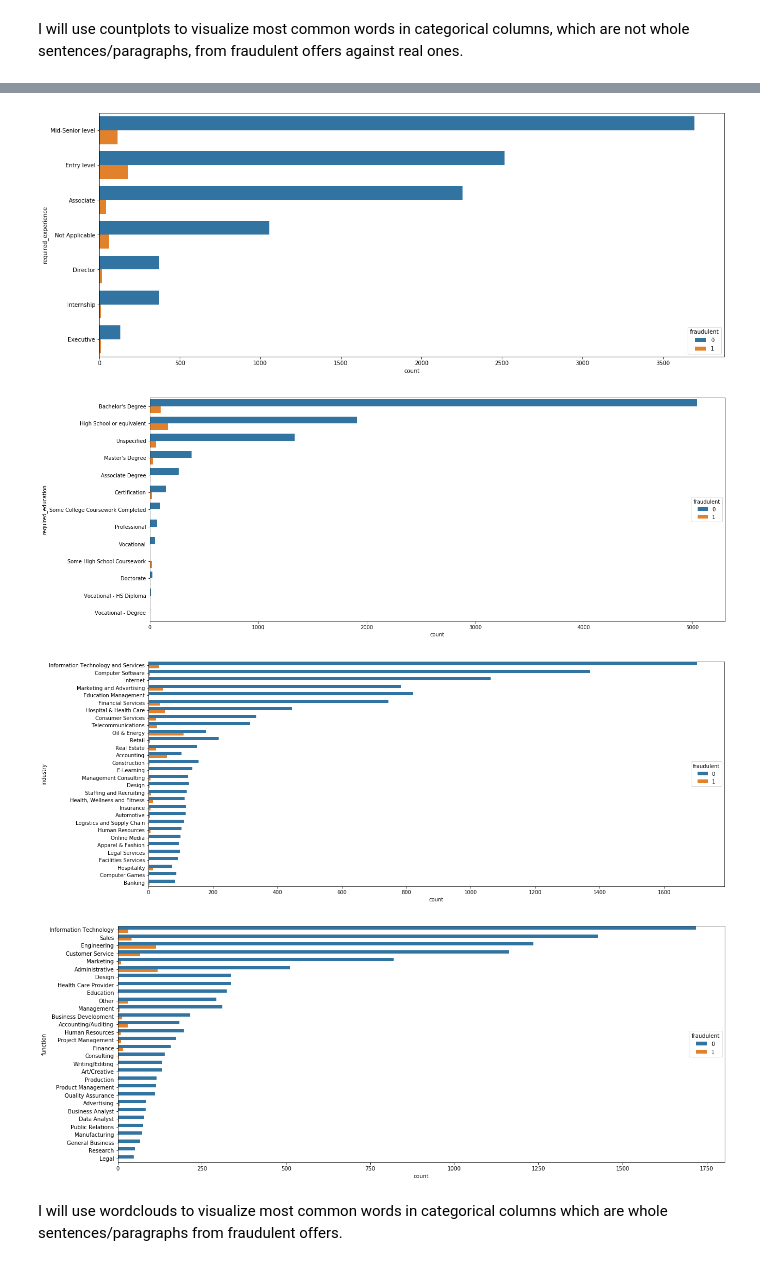
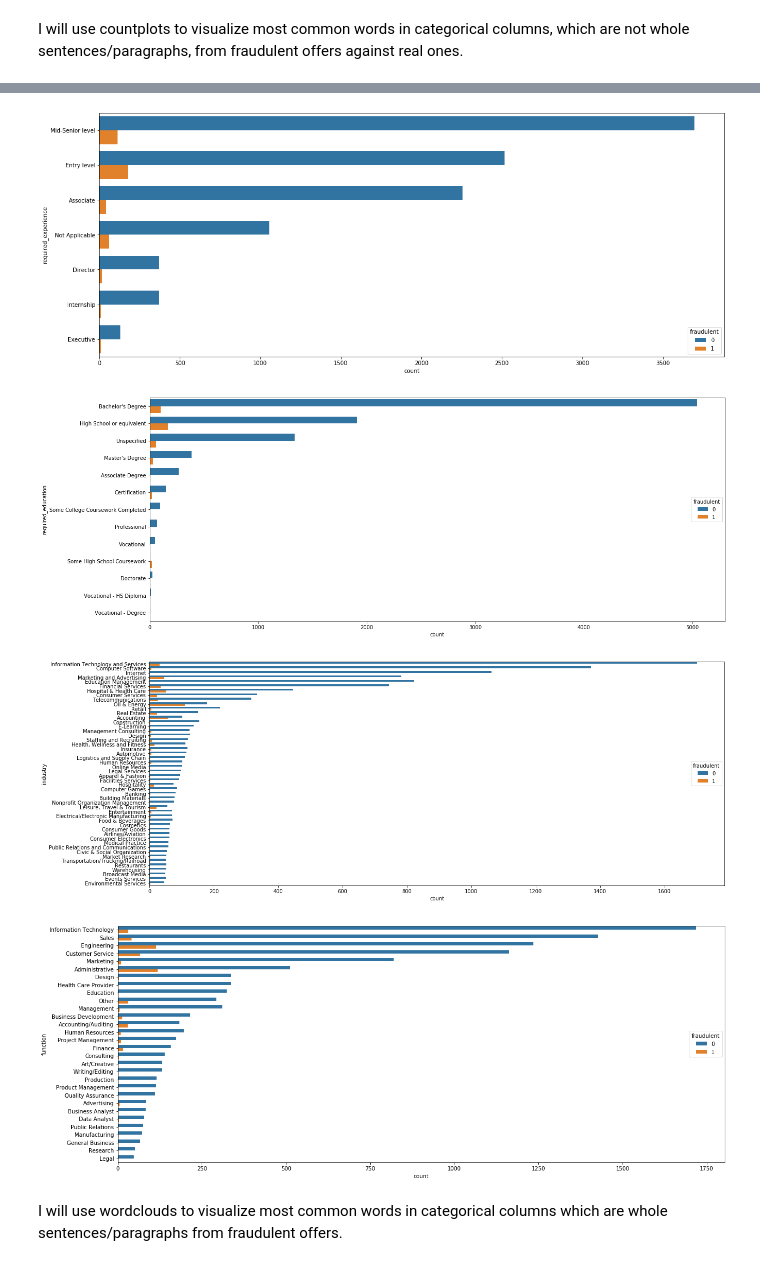
Before and after one commit to mikongame/Module-3-Project-2-ML-Fraud-Detection, a Jupyter notebook: your-code/My part of the project..ipynb, the cells around one changed output, grey strips where cells are left out. Saved outputs shown, nothing was run; the diff lists cells and outputs as text; code cells hidden in the pictures.

```diff
--- a/your-code/My part of the project..ipynb
+++ b/your-code/My part of the project..ipynb
@@ -114,31 +114,31 @@ I will use countplots to visualize most common words in categorical columns, whi
 # %%
 fig, ax = plt.subplots(figsize=(20,8))
 ax = sns.countplot(hue="fraudulent",y="employment_type",data=data_1,
                    order=data_1.employment_type.value_counts().iloc[:30].index)
 
 fig, ax = plt.subplots(figsize=(20,8))
 ax = sns.countplot(hue="fraudulent",y="required_experience",data=data_1,
                    order=data_1.required_experience.value_counts().iloc[:30].index)
 
 fig, ax = plt.subplots(figsize=(20,8))
 ax = sns.countplot(hue="fraudulent",y="required_education",data=data_1,
                    order=data_1.required_education.value_counts().iloc[:30].index)
 
 fig, ax = plt.subplots(figsize=(20,8))
 ax = sns.countplot(hue="fraudulent",y="industry",data=data_1,
-                   order=data_1.industry.value_counts().iloc[:30].index)
+                   order=data_1.industry.value_counts().iloc[:50].index)
 
 fig, ax = plt.subplots(figsize=(20,8))
 ax = sns.countplot(hue="fraudulent",y="function",data=data_1,
                    order=data_1.function.value_counts().iloc[:30].index)
 
 
 plt.show()
 # %% [output]
 [figure]
 [figure]
 [figure]
-[figure, old version]
+[figure, new version]
 [figure]
 # %% [markdown]
 I will use wordclouds to visualize most common words in categorical columns which are whole sentences/paragraphs from fraudulent offers.
```
Also changed, not shown: parts of 15 cells of this notebook.
